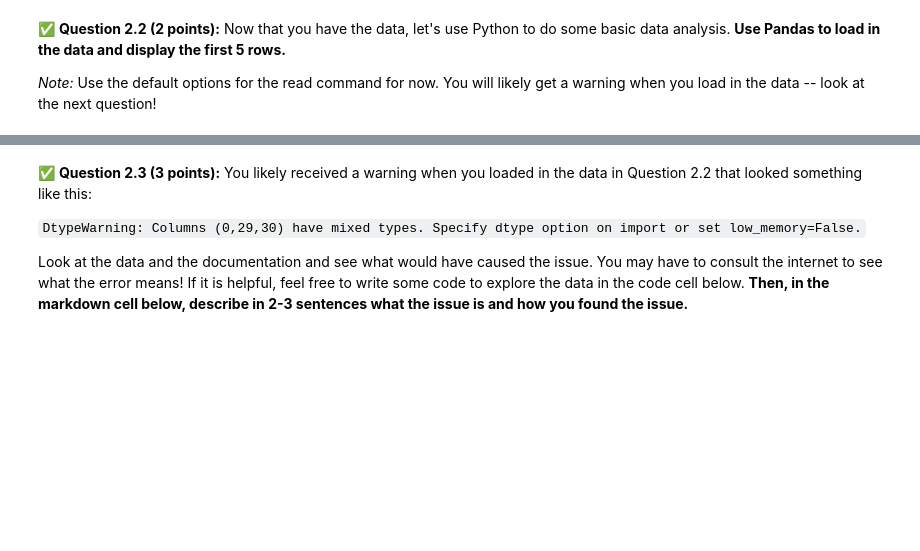
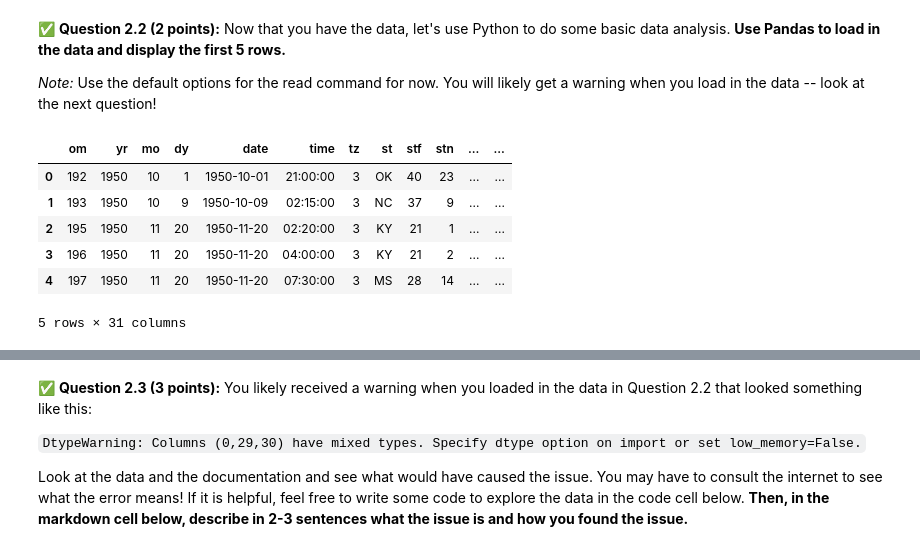
Before and after one commit to benni-ellisgoertler/CMSE202-f26-turnin, a Jupyter notebook: hw-01/HW01-GitPandasPackagesClasses-STUDENT.ipynb, the cells around one changed output, grey strips where cells are left out. Cells and saved outputs as stored; diff of their text form; code cells hidden in the pictures; blank space fills up the shorter version.

```diff
--- a/hw-01/HW01-GitPandasPackagesClasses-STUDENT.ipynb
+++ b/hw-01/HW01-GitPandasPackagesClasses-STUDENT.ipynb
@@ -242,3 +256,15 @@ You will need to use the description substantially when you complete this assign
+# %%
+import pandas as pd
+df = pd.read_csv("1950-2025_actual_tornadoes.csv")
+df.head()
+# %% [output]
+|  | om | yr | mo | dy | date | time | tz | st | stf | stn | ... | ... |
+| 0 | 192 | 1950 | 10 | 1 | 1950-10-01 | 21:00:00 | 3 | OK | 40 | 23 | ... | ... |
+| 1 | 193 | 1950 | 10 | 9 | 1950-10-09 | 02:15:00 | 3 | NC | 37 | 9 | ... | ... |
+| 2 | 195 | 1950 | 11 | 20 | 1950-11-20 | 02:20:00 | 3 | KY | 21 | 1 | ... | ... |
+| 3 | 196 | 1950 | 11 | 20 | 1950-11-20 | 04:00:00 | 3 | KY | 21 | 2 | ... | ... |
+| 4 | 197 | 1950 | 11 | 20 | 1950-11-20 | 07:30:00 | 3 | MS | 28 | 14 | ... | ... |
+5 rows × 31 columns
 # %% [markdown]
 <!-- END QUESTION -->
 <!-- DO NOT MODIFY OR DELETE THIS CELL. Make sure your solution to the question above is in the cell(s) above this one. -->
```
Also changed, not shown: parts of 31 cells of this notebook, 2 other files.
